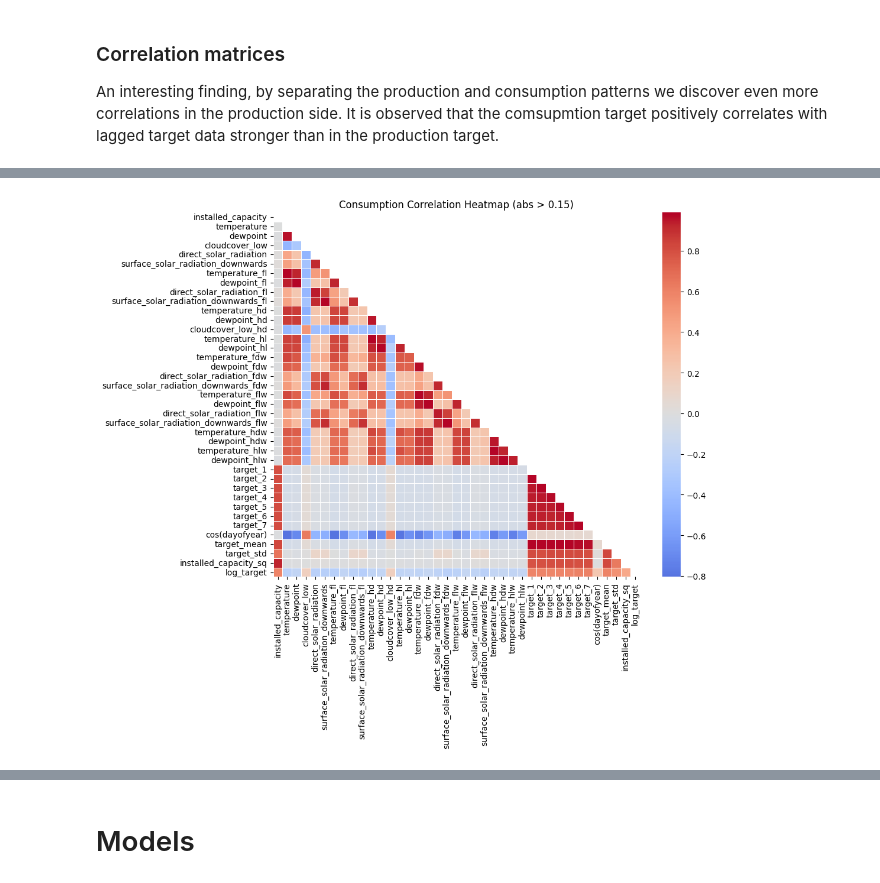
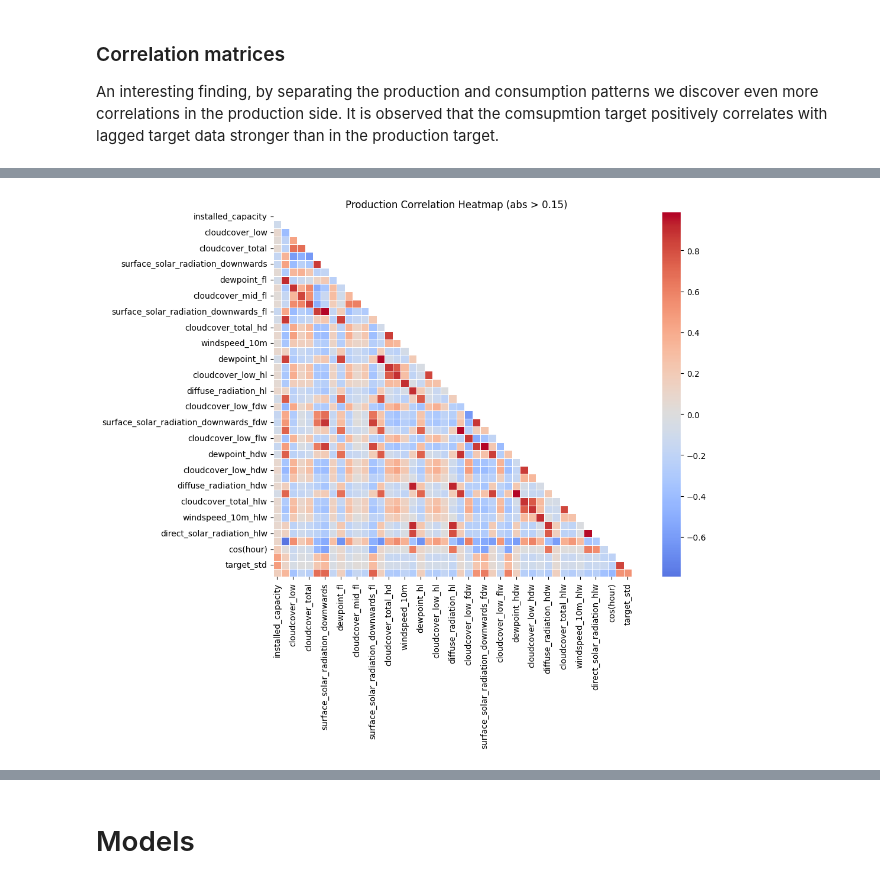
Before and after one commit to luisdi28ms/machine-learning, a Jupyter notebook: kaggle/enefit-prosumers-patterns.ipynb, the cells around one changed output, grey strips where cells are left out. Cells and saved outputs as stored; diff of their text form; code cells hidden in the pictures.

```diff
--- a/kaggle/enefit-prosumers-patterns.ipynb
+++ b/kaggle/enefit-prosumers-patterns.ipynb
@@ -439,4 +440,29 @@ prod_cols = corr_heatmap(sample_pro, 'Production')
-# %%
-con_cols = corr_heatmap(sample_con, 'Consumption')
-# %% [output]
-[figure, removed]
+# %%
+drop_cols = ['target_1',
+             'target_2',
+             'target_3',
+             'target_4',
+             'target_5',
+             'target_6',
+             'target_7',
+             'dewpoint',
+             'direct_solar_radiation_fl',
+             'direct_solar_radiation_hd',
+             'direct_solar_radiation_hl',
+             'direct_solar_radiation_flw',
+             'direct_solar_radiation_hdw',
+             'diffuse_radiation',
+             'temperature_fl',
+             'temperature_hd',
+             'temperature_hl',
+             'temperature_fdw',
+             'temperature_flw',
+             'temperature_hdw',
+             'temperature_hlw',
+             'shortwave_radiation_hl',
+            'shortwave_radiation_hdw',
+            'diffuse_radiation_hlw']
+prod_cols = corr_heatmap(sample_df[sample_df['is_consumption']==0].drop(drop_cols,axis=1),
+                        'Production')
+# %% [output]
+[figure, added]
```
Also changed, not shown: parts of 16 cells of this notebook.
